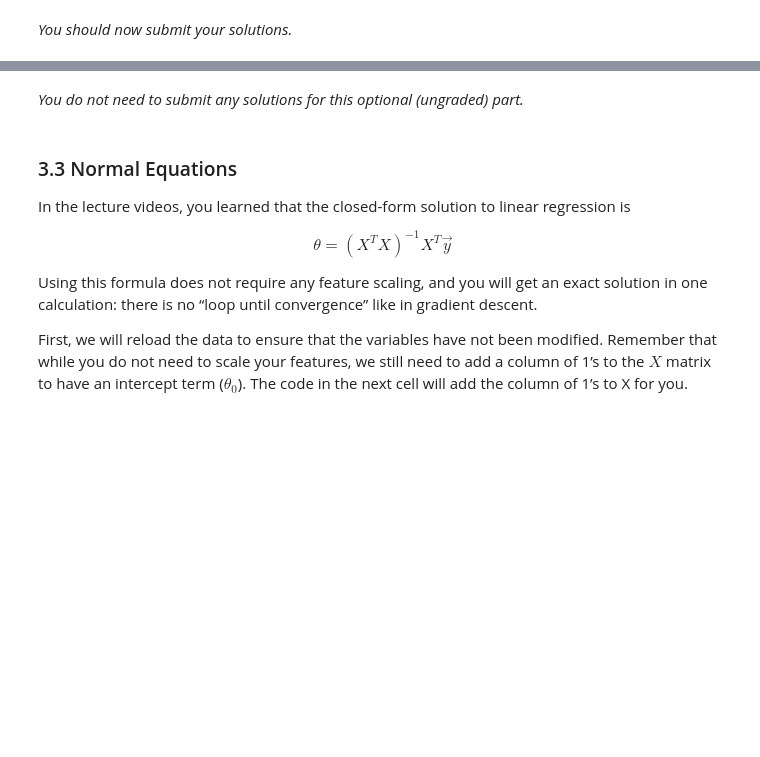
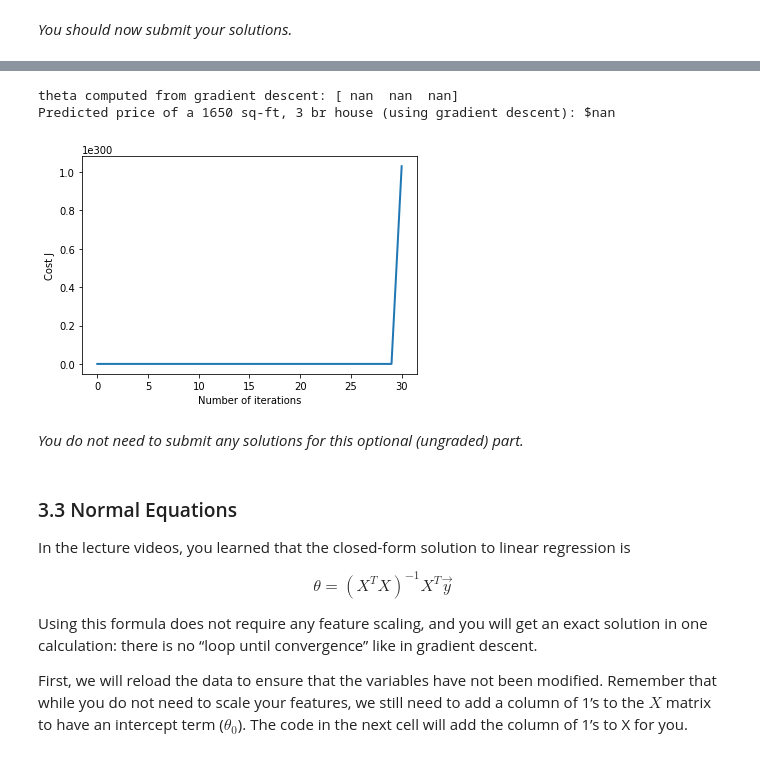
Before and after one commit to matined/ml-coursera-python-assignments, a Jupyter notebook: Exercise1/exercise1.ipynb, the cells around one changed output, grey strips where cells are left out. Saved outputs shown, nothing was run; the diff lists cells and outputs as text; code cells hidden in the pictures; blank space fills up the shorter version.

```diff
--- a/Exercise1/exercise1.ipynb
+++ b/Exercise1/exercise1.ipynb
@@ -559,6 +591,14 @@ of the house.
 We start by loading and displaying some values from this dataset. By looking at the values, note that house sizes are about 1000 times the number of bedrooms. When features differ by orders of magnitude, first performing feature scaling can make gradient descent converge much more quickly.
 # %%
 # Load data
+data = np.loadtxt(os.path.join('Data', 'ex1data2.txt'), delimiter=',')
+X = data[:, :2]
+y = data[:, 2]
+m = y.size
+
+# print out some data points
+print('{:>8s}{:>8s}{:>10s}'.format('X[:,0]', 'X[:, 1]', 'y'))
+print('-'*26)# Load data
 data = np.loadtxt(os.path.join('Data', 'ex1data2.txt'), delimiter=',')
 X = data[:, :2]
 y = data[:, 2]
@@ -569,3 +609,5 @@ print('{:>8s}{:>8s}{:>10s}'.format('X[:,0]', 'X[:, 1]', 'y'))
 print('-'*26)
 for i in range(10):
     print('{:8.0f}{:8.0f}{:10.0f}'.format(X[i, 0], X[i, 1], y[i]))
+for i in range(10):
+    print('{:8.0f}{:8.0f}{:10.0f}'.format(X[i, 0], X[i, 1], y[i]))
@@ -627,7 +687,11 @@ def  featureNormalize(X):
     sigma = np.zeros(X.shape[1])
 
     # =========================== YOUR CODE HERE =====================
-
+    mu = [np.mean(X[:, i]) for i in range(X.shape[1])]
+    sigma = [np.std(X[:, i]) for i in range(X.shape[1])]
+    for i in X_norm:
+        for j in range(i.size):
+            i[j] = (i[j] - mu[j]) / sigma[j]
 
     # ================================================================
     return X_norm, mu, sigma
@@ -713,7 +794,7 @@ def computeCostMulti(X, y, theta):
 
     # ======================= YOUR CODE HERE ===========================
 
-
+    J = sum([(sum(X[i, :] * theta) - y[i])**2 for i in range(m)]) / (2*m)
     # ==================================================================
     return J
 # %% [markdown]
@@ -771,7 +866,8 @@ def gradientDescentMulti(X, y, theta, alpha, num_iters):
 
     for i in range(num_iters):
         # ======================= YOUR CODE HERE ==========================
-
+        steps = np.array([(sum([(sum(X[i, :] * theta) - y[i])*X[i, k] for i in range(m)]) * alpha / m) for k in range(X.shape[1])])
+        theta -= steps
 
         # =================================================================
 
@@ -830,36 +940,40 @@ alpha and see which one gives you the best result.
 Finally, you should complete the code at the end to predict the price
 of a 1650 sq-ft, 3 br house.
 
 Hint
 ----
 At prediction, make sure you do the same feature normalization.
 """
 # Choose some alpha value - change this
-alpha = 0.1
-num_iters = 400
+alpha = 0.01
+num_iters = 200
 
 # init theta and run gradient descent
 theta = np.zeros(3)
 theta, J_history = gradientDescentMulti(X, y, theta, alpha, num_iters)
 
 # Plot the convergence graph
 pyplot.plot(np.arange(len(J_history)), J_history, lw=2)
 pyplot.xlabel('Number of iterations')
 pyplot.ylabel('Cost J')
 
 # Display the gradient descent's result
 print('theta computed from gradient descent: {:s}'.format(str(theta)))
 
 # Estimate the price of a 1650 sq-ft, 3 br house
 # ======================= YOUR CODE HERE ===========================
 # Recall that the first column of X is all-ones.
 # Thus, it does not need to be normalized.
 
-price = 0   # You should change this
+price = np.dot([1, 1650, 3], theta)  # You should change this
 
 # ===================================================================
 
 print('Predicted price of a 1650 sq-ft, 3 br house (using gradient descent): ${:.0f}'.format(price))
+# %% [output]
+theta computed from gradient descent: [ nan  nan  nan]
+Predicted price of a 1650 sq-ft, 3 br house (using gradient descent): $nan
+[figure, added]
 # %% [markdown]
 *You do not need to submit any solutions for this optional (ungraded) part.*
 # %% [markdown]
```
Also changed, not shown: parts of 17 cells of this notebook.
